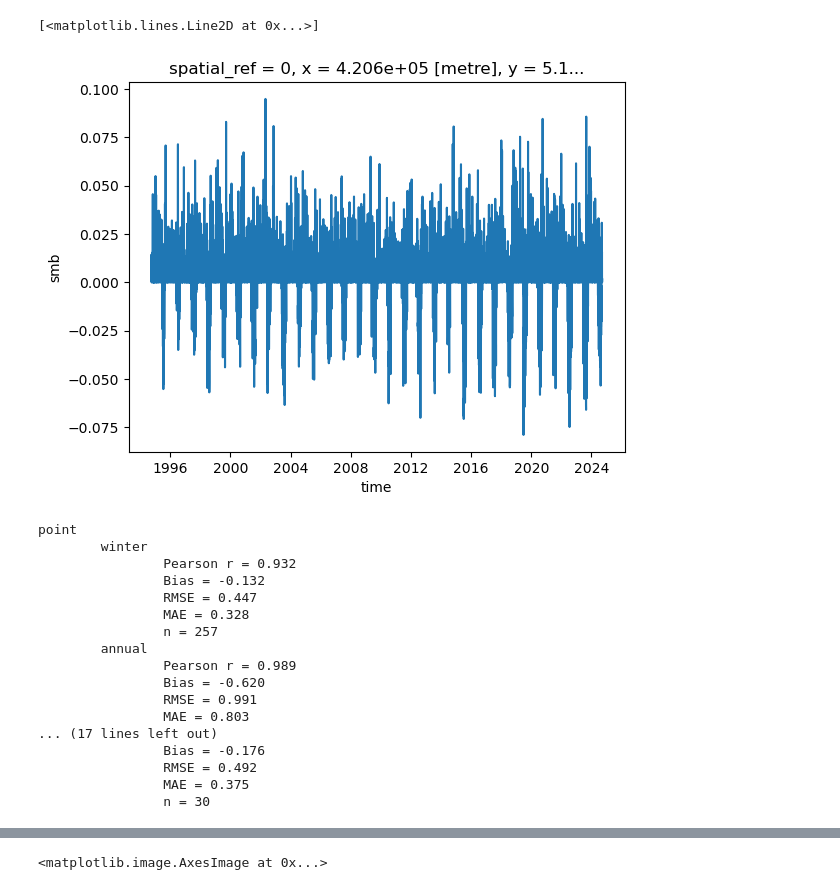
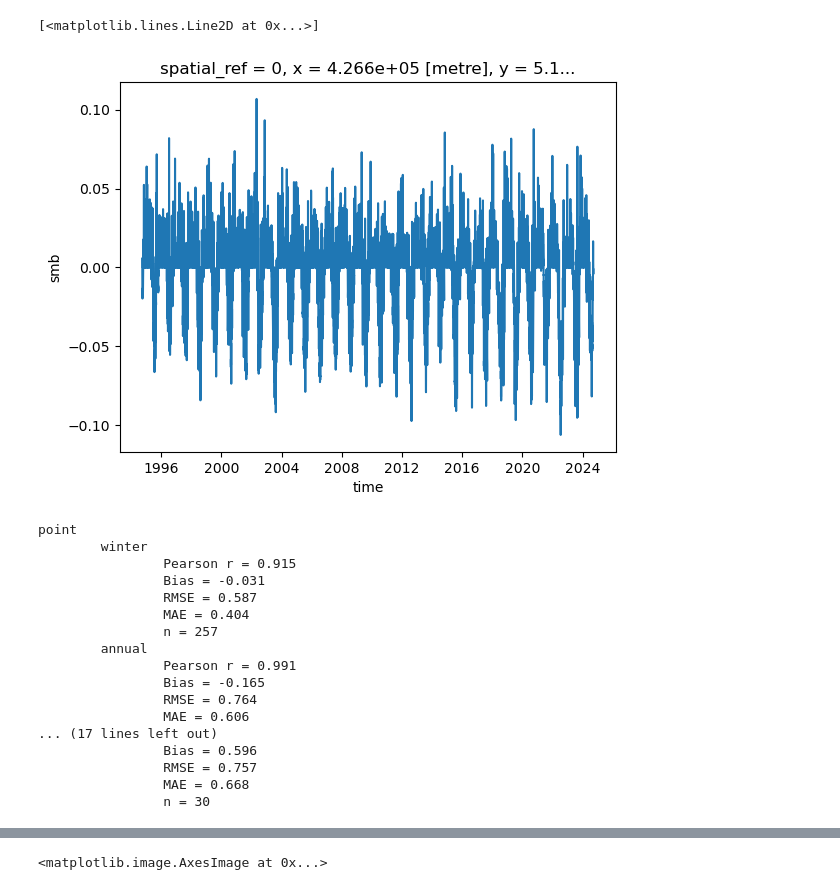
Before and after one commit to konstantin-a-maslov/glaunti, a Jupyter notebook: preliminary_one_glacier_calibration.ipynb, the cells around one changed output, grey strips where cells are left out. Cells and saved outputs as stored; diff of their text form; code cells hidden in the pictures.

```diff
--- a/preliminary_one_glacier_calibration.ipynb
+++ b/preliminary_one_glacier_calibration.ipynb
@@ -2,3 +7,7 @@
 import jax
 
 jax.config.update("jax_default_matmul_precision", "float32")
+jax.config.update("jax_compilation_cache_dir", "jax_xla_cache")
+jax.config.update("jax_persistent_cache_min_entry_size_bytes", -1)
+jax.config.update("jax_persistent_cache_min_compile_time_secs", 0)
+jax.config.update("jax_persistent_cache_enable_xla_caches", "xla_gpu_per_fusion_autotune_cache_dir")
@@ -93,14 +124,20 @@ AttributeError: module 'glaunti.ti_corr_model' has no attribute 'resolve_param_c
 # %%
 model_callable = jax.jit(
-    jax.remat(
-        lambda trainable_params, static_params, x, initial_swe: model.run_model(
-            trainable_params, static_params, x, initial_swe, True, True
-        )
-    )
+    # jax.remat(
+        lambda trainable_params, static_params, x, initial_swe, ds=None: model.run_model(
+            trainable_params,
+            static_params,
+            x,
+            initial_swe=initial_swe,
+            return_series=True,
+            return_corrections=True,
+            ds=ds,
+        ),
+    # ),
 )
 
 swe_or_h, next_xy = loss.init_swe_or_h(
-    trainable_params, static_params, model_callable, glacier["name"], True, False
+    trainable_params, static_params, model_callable, glacier["name"], True, True, last_numpy=False
 )
 
 smb_results, ts, ps, outlines = [], [], [], []
@@ -110,8 +147,10 @@ for year in tqdm(range(constants.study_period_start_year, glacier.max_year + 1))
     next_xy = dataloader.prefetch_xy(
         glacier["name"], year + 1,
         retrieve_corrector_predictors=True,
-        retrieve_facies=False,
+        retrieve_facies=True,
+        numpy=False,
     )
+
     if "annual" in x:
         ts.append(x["annual"]["temperature"])
         ps.append(x["annual"]["precipitation"])
@@ -121,22 +160,20 @@ for year in tqdm(range(constants.study_period_start_year, glacier.max_year + 1))
         ts.append(x["summer"]["temperature"])
         ps.append(x["summer"]["precipitation"])
     outlines.append(x["outlines"])
+
     x = dataloader.x_to_raw_numpy(x)
-
     if "annual" in x:
-        x_annual = {k: v for k, v in x.items() if k != "annual"}
-        x_annual.update(x["annual"])
+        x_annual = dict(x)
+        x_annual.update(x_annual["annual"])
         smb, swe_or_h, _ = model_callable(trainable_params, static_params, x_annual, swe_or_h)
         smb_results.append(np.array(smb))
-
     else:
-        x_winter = {k: v for k, v in x.items() if k not in {"winter", "summer"}}
-        x_winter.update(x["winter"])
+        x_winter = dict(x)
+        x_winter.update(x_winter["winter"])
         smb, swe_or_h, _ = model_callable(trainable_params, static_params, x_winter, swe_or_h)
         smb_results.append(np.array(smb))
-
-        x_summer = {k: v for k, v in x.items() if k not in {"winter", "summer"}}
-        x_summer.update(x["summer"])
+        x_summer = dict(x)
+        x_summer.update(x_summer["summer"])
         smb, swe_or_h, _ = model_callable(trainable_params, static_params, x_summer, swe_or_h)
         smb_results.append(np.array(smb))
 # %%
@@ -160,10 +197,10 @@ smb_point = smb_point[(smb_point.name == glacier['name']) & (smb_point.year >= 1
 # %%
 smb_xr.to_netcdf(f"../../dirty/{glacier['name']}_test.nc", engine="netcdf4")
 # %%
-smb_xr[:, 40, 40].plot()
+smb_xr[:, 100, 100].plot()
 # %% [output]
 [<matplotlib.lines.Line2D at 0x...>]
-[figure, old version]
+[figure, new version]
 # %%
 total_model = {"winter": [], "summer": [], "annual": []}
 total_wgms = {"winter": [], "summer": [], "annual": []}
@@ -220,13 +257,18 @@ for year in tqdm(range(1995, 2025)):
 for title, pred, gt in [("point", point_model, point_wgms), ("glacier-wide", total_model, total_wgms)]:
     print(title)
     for group in ["winter", "summer", "annual"]:
-        if len(gt[group]) >= 2:
+        if len(gt[group]) > 0:
             print(f"\t{group}")
             y_hat = np.array(pred[group])
             y = np.array(gt[group])
 
-            r, _ = scipy.stats.pearsonr(y_hat, y)
-            print(f"\t\tPearson r = {r:.3f}")
+            mask = np.isnan(y_hat) | np.isnan(y)
+            y_hat = y_hat[~mask]
+            y = y[~mask]
+
+            if len(y) >= 2:
+                r, _ = scipy.stats.pearsonr(y_hat, y)
+                print(f"\t\tPearson r = {r:.3f}")
 
             bias = np.mean(y_hat - y)
             print(f"\t\tBias = {bias:.3f}")
@@ -243,20 +285,20 @@ for title, pred, gt in [("point", point_model, point_wgms), ("glacier-wide", tot
 # %% [output]
 point
         winter
-                Pearson r = 0.932
-                Bias = -0.132
-                RMSE = 0.447
-                MAE = 0.328
+                Pearson r = 0.915
+                Bias = -0.031
+                RMSE = 0.587
+                MAE = 0.404
                 n = 257
         annual
-                Pearson r = 0.989
-                Bias = -0.620
-                RMSE = 0.991
-                MAE = 0.803
+                Pearson r = 0.991
+                Bias = -0.165
+                RMSE = 0.764
+                MAE = 0.606
 ... (17 lines left out)
-                Bias = -0.176
-                RMSE = 0.492
-                MAE = 0.375
+                Bias = 0.596
+                RMSE = 0.757
+                MAE = 0.668
                 n = 30
 # %%
 _, ax = plt.subplots(figsize=(4.0, 4.0))
```
Also changed, not shown: parts of 29 cells of this notebook, 10 other files.
